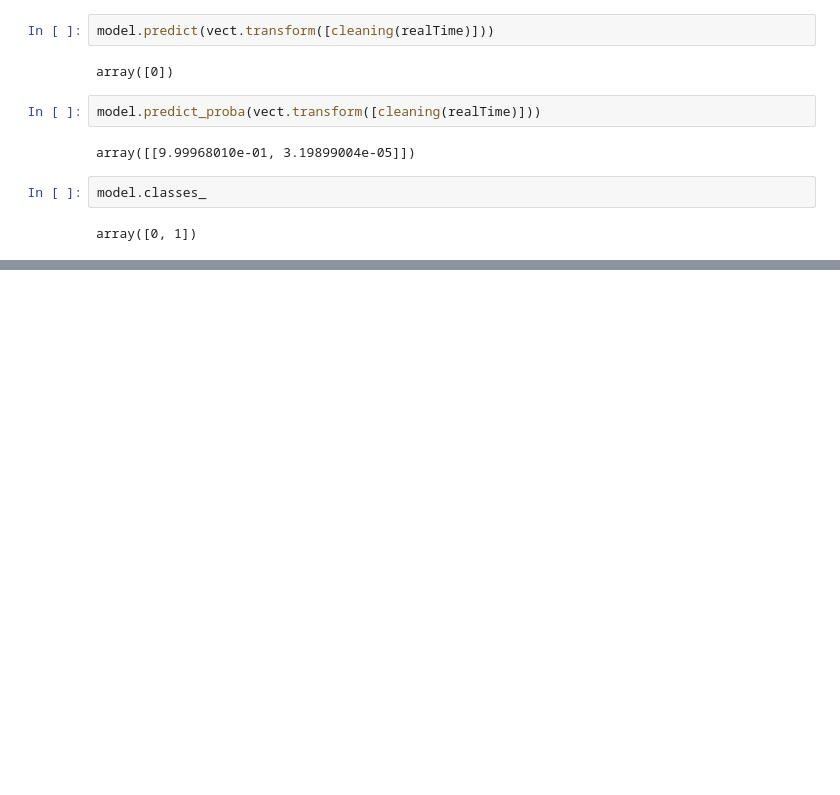
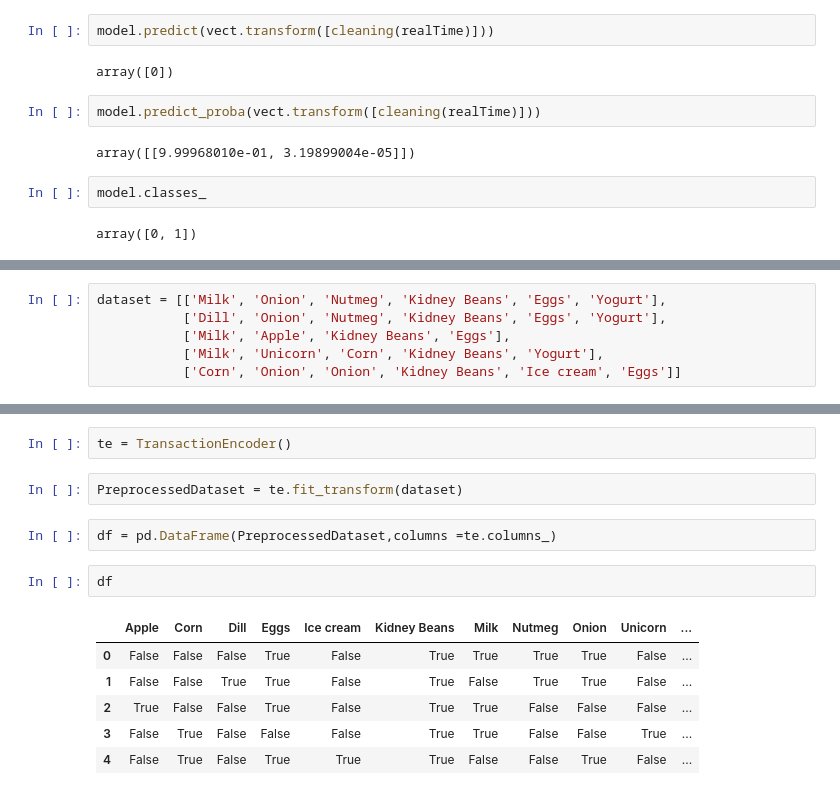
Before and after one commit to sharmasaravanan/Machine_learning, a Jupyter notebook: AI-Connect-2021.ipynb, the cells around one changed output, grey strips where cells are left out. Drawn from its saved outputs; the diff is of its cells as text; blank space fills up the shorter version.

```diff
--- a/AI-Connect-2021.ipynb
+++ b/AI-Connect-2021.ipynb
@@ -2023,0 +2030,6 @@ array([0, 1])
+# %%
+dataset = [['Milk', 'Onion', 'Nutmeg', 'Kidney Beans', 'Eggs', 'Yogurt'],
+           ['Dill', 'Onion', 'Nutmeg', 'Kidney Beans', 'Eggs', 'Yogurt'],
+           ['Milk', 'Apple', 'Kidney Beans', 'Eggs'],
+           ['Milk', 'Unicorn', 'Corn', 'Kidney Beans', 'Yogurt'],
+           ['Corn', 'Onion', 'Onion', 'Kidney Beans', 'Ice cream', 'Eggs']]
@@ -2023,0 +2044,15 @@ array([0, 1])
+# %%
+te = TransactionEncoder()
+# %%
+PreprocessedDataset = te.fit_transform(dataset)
+# %%
+df = pd.DataFrame(PreprocessedDataset,columns =te.columns_)
+# %%
+df
+# %% [output]
+|  | Apple | Corn | Dill | Eggs | Ice cream | Kidney Beans | Milk | Nutmeg | Onion | Unicorn | ... |
+| 0 | False | False | False | True | False | True | True | True | True | False | ... |
+| 1 | False | False | True | True | False | True | False | True | True | False | ... |
+| 2 | True | False | False | True | False | True | True | False | False | False | ... |
+| 3 | False | True | False | False | False | True | True | False | False | True | ... |
+| 4 | False | True | False | True | True | True | False | False | True | False | ... |
```
Also changed, not shown: parts of 9 cells of this notebook.
